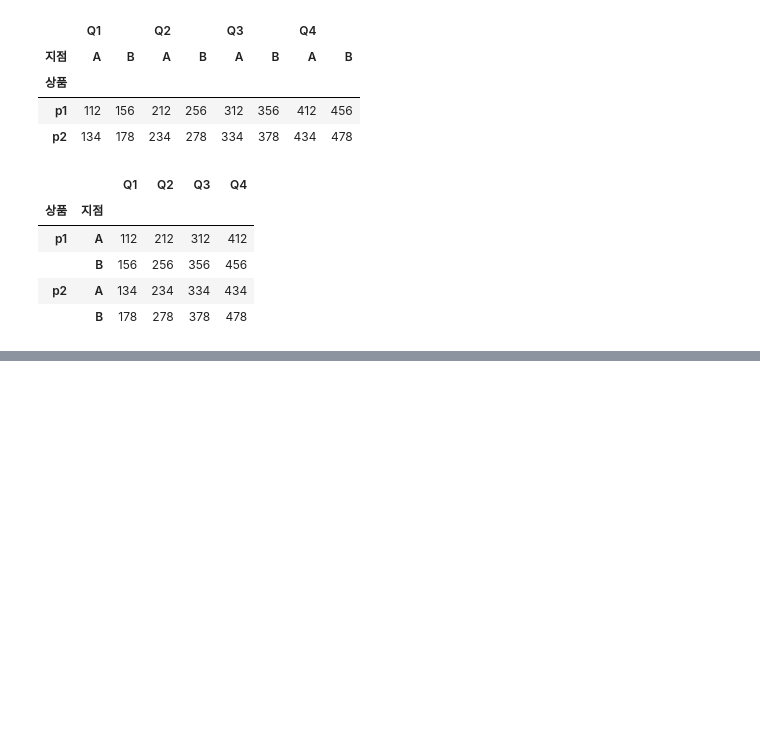
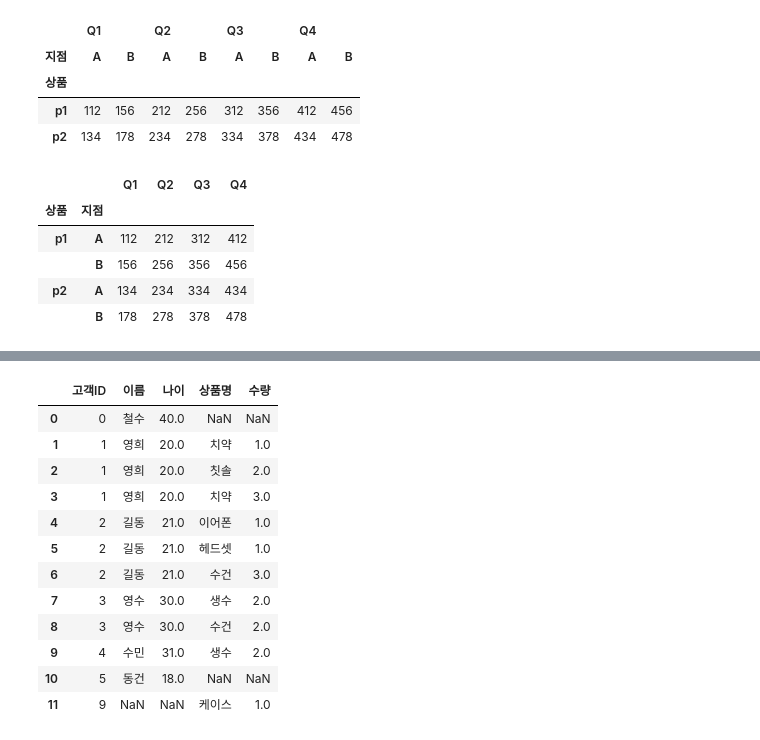
Before and after one commit to Jingu-Tr-Lee-06/Study_AICE, a Jupyter notebook: PythonNoteBook/AICE_Pandas_실습.ipynb, the cells around one changed output, grey strips where cells are left out. Drawn from its saved outputs; the diff is of its cells as text; code cells hidden in the pictures; blank space fills up the shorter version.

Commit message:
DataFrame 데이터병합하기 실습 완료

```diff
--- a/PythonNoteBook/AICE_Pandas_실습.ipynb
+++ b/PythonNoteBook/AICE_Pandas_실습.ipynb
@@ -694,0 +814,10 @@ df3.stack('지점')
+# %%
+customer = pd.DataFrame({'고객ID' : np.arange(6),
+                         '이름' : ['철수', '영희', '길동', '영수', '수민', '동건'],
+                         '나이' : [40, 20, 21, 30, 31, 18]})
+# %%
+orders = pd.DataFrame({
+    '고객ID' : [1, 1, 2, 2, 2, 3, 3, 1, 4, 9],
+    '상품명' : ['치약', '칫솔', '이어폰', '헤드셋', '수건', '생수', '수건', '치약', '생수', '케이스'],
+    '수량' : [1, 2, 1, 1, 3, 2, 2, 3, 2, 1]
+})
@@ -694,0 +916,16 @@ df3.stack('지점')
+# %%
+pd.merge(customer, orders, on = '고객ID', how = 'outer')
+# %% [output]
+|  | 고객ID | 이름 | 나이 | 상품명 | 수량 |
+| 0 | 0 | 철수 | 40.0 | NaN | NaN |
+| 1 | 1 | 영희 | 20.0 | 치약 | 1.0 |
+| 2 | 1 | 영희 | 20.0 | 칫솔 | 2.0 |
+| 3 | 1 | 영희 | 20.0 | 치약 | 3.0 |
+| 4 | 2 | 길동 | 21.0 | 이어폰 | 1.0 |
+| 5 | 2 | 길동 | 21.0 | 헤드셋 | 1.0 |
+| 6 | 2 | 길동 | 21.0 | 수건 | 3.0 |
+| 7 | 3 | 영수 | 30.0 | 생수 | 2.0 |
+| 8 | 3 | 영수 | 30.0 | 수건 | 2.0 |
+| 9 | 4 | 수민 | 31.0 | 생수 | 2.0 |
+| 10 | 5 | 동건 | 18.0 | NaN | NaN |
+| 11 | 9 | NaN | NaN | 케이스 | 1.0 |
```
Also changed, not shown: parts of 23 cells of this notebook.
